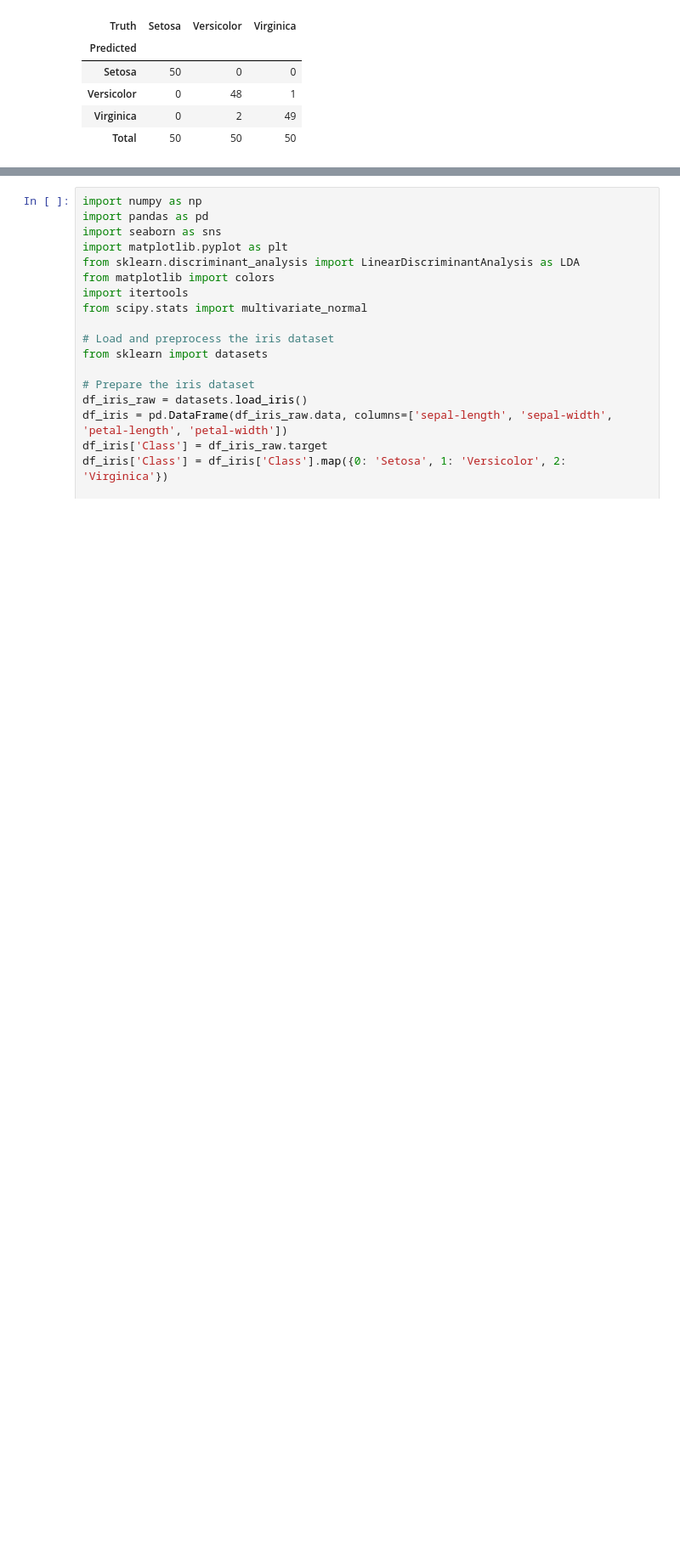
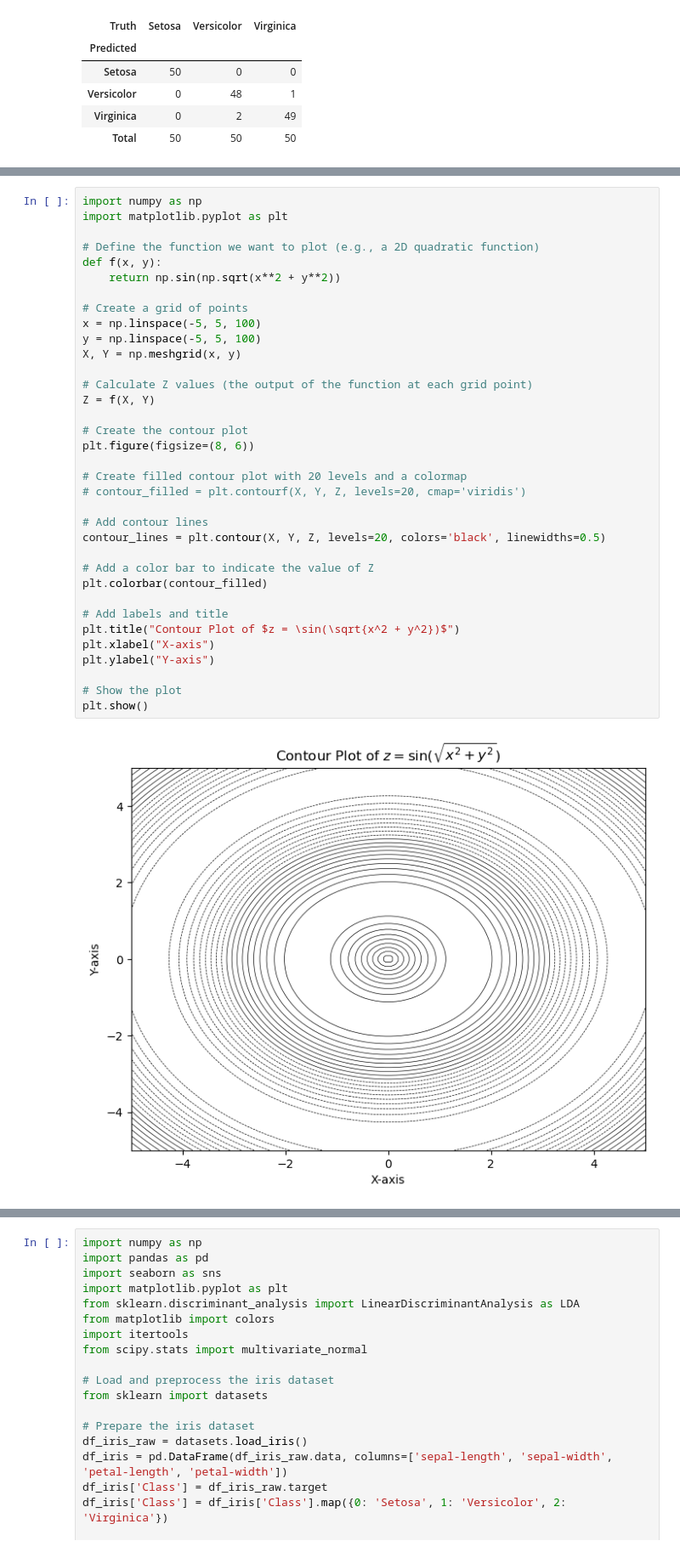
Before and after one commit to fedscornell/AAE722MachineLearning, a Jupyter notebook: Lab5_PartI.ipynb, the cells around one changed output, grey strips where cells are left out. Shown at 85% size. Saved outputs shown, nothing was run; the diff lists cells and outputs as text; blank space fills up the shorter version.

```diff
--- a/Lab5_PartI.ipynb
+++ b/Lab5_PartI.ipynb
@@ -371,0 +481,37 @@ print(mu_list)
+# %%
+import numpy as np
+import matplotlib.pyplot as plt
+
+# Define the function we want to plot (e.g., a 2D quadratic function)
+def f(x, y):
+    return np.sin(np.sqrt(x**2 + y**2))
+
+# Create a grid of points
+x = np.linspace(-5, 5, 100)
+y = np.linspace(-5, 5, 100)
+X, Y = np.meshgrid(x, y)
+
+# Calculate Z values (the output of the function at each grid point)
+Z = f(X, Y)
+
+# Create the contour plot
+plt.figure(figsize=(8, 6))
+
+# Create filled contour plot with 20 levels and a colormap
+# contour_filled = plt.contourf(X, Y, Z, levels=20, cmap='viridis')
+
+# Add contour lines
+contour_lines = plt.contour(X, Y, Z, levels=20, colors='black', linewidths=0.5)
+
+# Add a color bar to indicate the value of Z
+plt.colorbar(contour_filled)
+
+# Add labels and title
+plt.title("Contour Plot of $z = \sin(\sqrt{x^2 + y^2})$")
+plt.xlabel("X-axis")
+plt.ylabel("Y-axis")
+
+# Show the plot
+plt.show()
+# %% [output]
+[figure, added]
```
Also changed, not shown: parts of 22 cells of this notebook, 1 other file.
